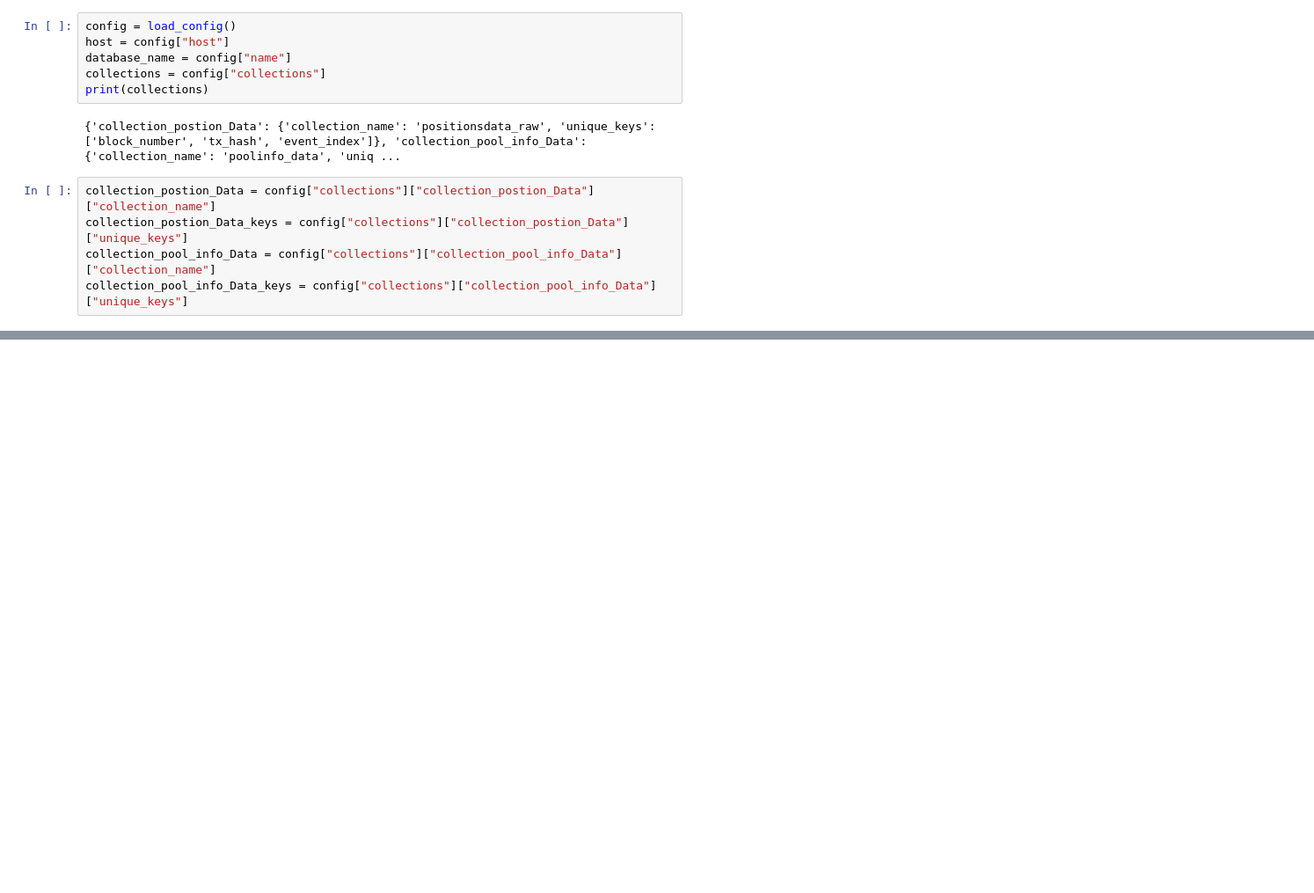
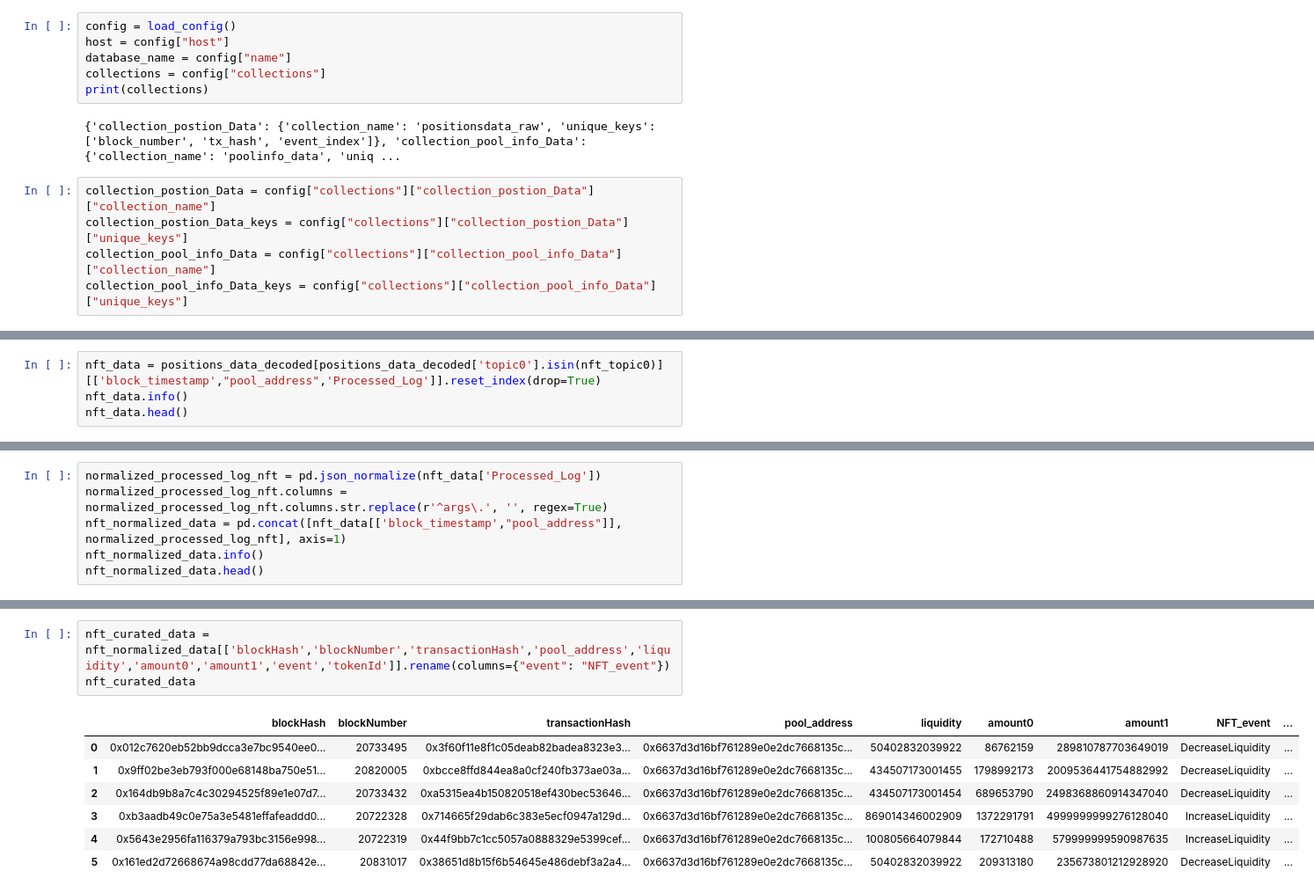
Before and after one commit to mouhebab/uniswapv3-positions-ETL-Notebook, a Jupyter notebook: etl_notebook.ipynb, the cells around one changed output, grey strips where cells are left out. Shown at 88% size. Cells and saved outputs as stored; diff of their text form; blank space fills up the shorter version.

```diff
--- a/etl_notebook.ipynb
+++ b/etl_notebook.ipynb
@@ -483,0 +741,4 @@ upsert_result_poolinfo_data = bulk_upsert_mongodb(host,database_name, collection
+# %%
+nft_data = positions_data_decoded[positions_data_decoded['topic0'].isin(nft_topic0)][['block_timestamp',"pool_address",'Processed_Log']].reset_index(drop=True)
+nft_data.info()
+nft_data.head()
@@ -483,0 +762,6 @@ upsert_result_poolinfo_data = bulk_upsert_mongodb(host,database_name, collection
+# %%
+normalized_processed_log_nft = pd.json_normalize(nft_data['Processed_Log'])
+normalized_processed_log_nft.columns = normalized_processed_log_nft.columns.str.replace(r'^args\.', '', regex=True)
+nft_normalized_data = pd.concat([nft_data[['block_timestamp',"pool_address"]], normalized_processed_log_nft], axis=1)
+nft_normalized_data.info()
+nft_normalized_data.head()
@@ -483,0 +795,11 @@ upsert_result_poolinfo_data = bulk_upsert_mongodb(host,database_name, collection
+# %%
+nft_curated_data = nft_normalized_data[['blockHash','blockNumber','transactionHash','pool_address','liquidity','amount0','amount1','event','tokenId']].rename(columns={"event": "NFT_event"})
+nft_curated_data
+# %% [output]
+|  | blockHash | blockNumber | transactionHash | pool_address | liquidity | amount0 | amount1 | NFT_event | ... |
+| 0 | 0x012c7620eb52bb9dcca3e7bc9540ee0... | 20733495 | 0x3f60f11e8f1c05deab82badea8323e3... | 0x6637d3d16bf761289e0e2dc7668135c... | 50402832039922 | 86762159 | 289810787703649019 | DecreaseLiquidity | ... |
+| 1 | 0x9ff02be3eb793f000e68148ba750e51... | 20820005 | 0xbcce8ffd844ea8a0cf240fb373ae03a... | 0x6637d3d16bf761289e0e2dc7668135c... | 434507173001455 | 1798992173 | 2009536441754882992 | DecreaseLiquidity | ... |
+| 2 | 0x164db9b8a7c4c30294525f89e1e07d7... | 20733432 | 0xa5315ea4b150820518ef430bec53646... | 0x6637d3d16bf761289e0e2dc7668135c... | 434507173001454 | 689653790 | 2498368860914347040 | DecreaseLiquidity | ... |
+| 3 | 0xb3aadb49c0e75a3e5481effafeaddd0... | 20722328 | 0x714665f29dab6c383e5ecf0947a129d... | 0x6637d3d16bf761289e0e2dc7668135c... | 869014346002909 | 1372291791 | 4999999999276128040 | IncreaseLiquidity | ... |
+| 4 | 0x5643e2956fa116379a793bc3156e998... | 20722319 | 0x44f9bb7c1cc5057a0888329e5399cef... | 0x6637d3d16bf761289e0e2dc7668135c... | 100805664079844 | 172710488 | 579999999590987635 | IncreaseLiquidity | ... |
+| 5 | 0x161ed2d72668674a98cdd77da68842e... | 20831017 | 0x38651d8b15f6b54645e486debf3a2a4... | 0x6637d3d16bf761289e0e2dc7668135c... | 50402832039922 | 209313180 | 235673801212928920 | DecreaseLiquidity | ... |
```
Also changed, not shown: parts of 59 cells of this notebook, 2 other files.
